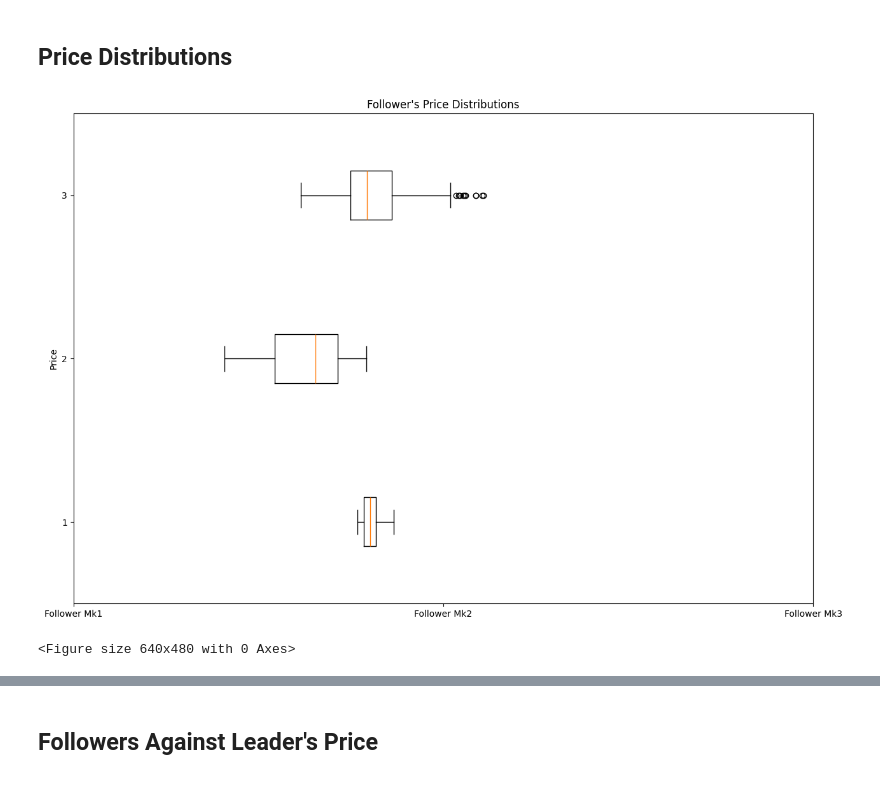
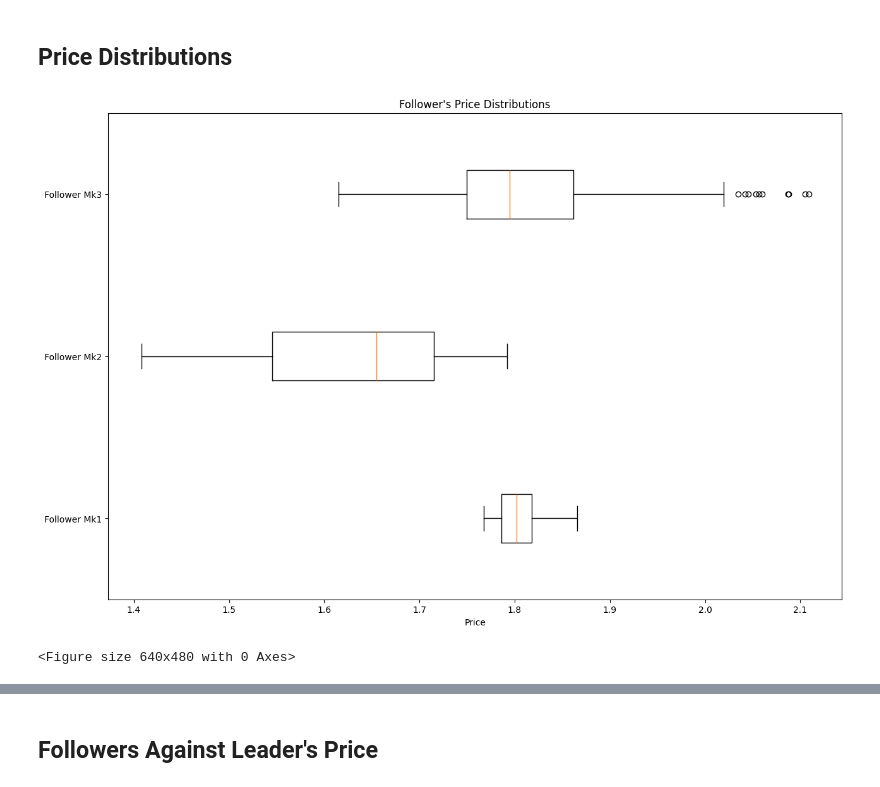
Before and after one commit to TroubledBagels/CGT_CWK, a Jupyter notebook: data_exploration.ipynb, the cells around one changed output, grey strips where cells are left out. Drawn from its saved outputs; the diff is of its cells as text; code cells hidden in the pictures.

```diff
--- a/data_exploration.ipynb
+++ b/data_exploration.ipynb
@@ -44,18 +50,18 @@ f3m = f3m[f3m["Follower\'s Price"] < q_3]
 # %%
 import matplotlib.pyplot as plt
 
 column = "Follower's Price"
 data = [f1m[column], f2m[column], f3m[column]]
 
 fig = plt.figure(figsize =(15, 10))
 plt.boxplot(data, vert=0)
 
 plt.title('Follower\'s Price Distributions')
-plt.xticks([1, 2, 3], ['Follower Mk1', 'Follower Mk2', 'Follower Mk3'])
-plt.ylabel('Price')
+plt.yticks([1, 2, 3], ['Follower Mk1', 'Follower Mk2', 'Follower Mk3'])
+plt.xlabel('Price')
 
 plt.show()
 plt.savefig('follower_price_distributions.png')
 # %% [output]
-[figure, old version]
+[figure, new version]
 <Figure size 640x480 with 0 Axes>
```
Also changed, not shown: parts of 8 cells of this notebook, 5 other files.
